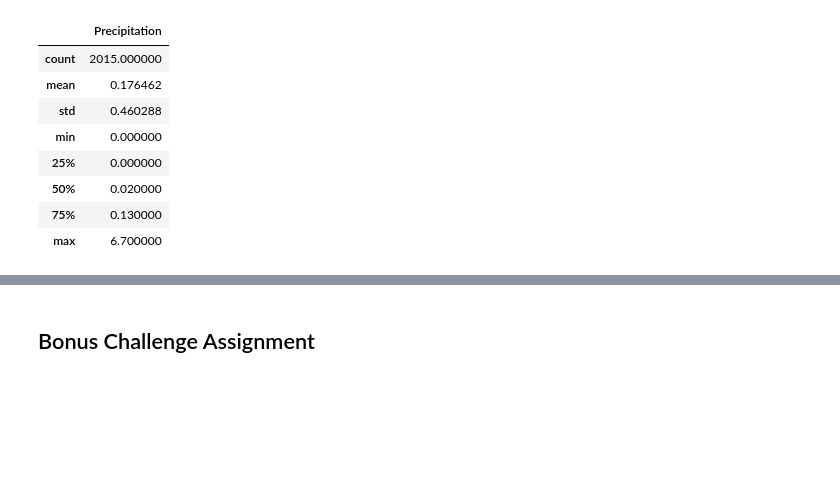
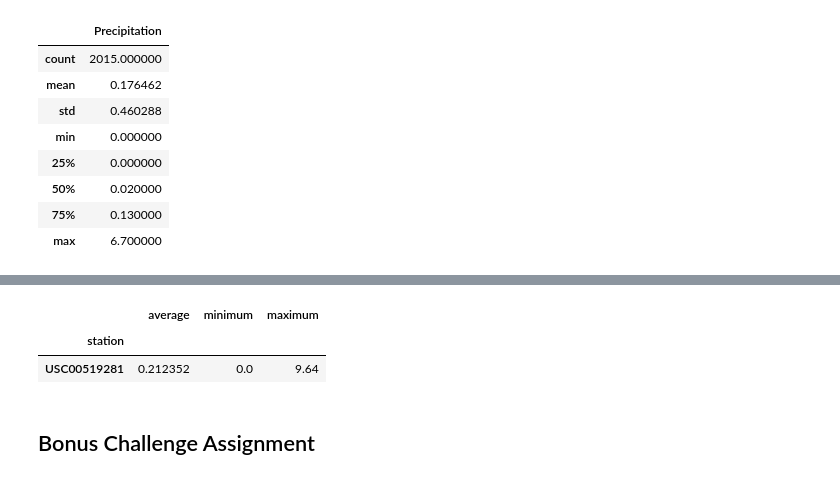
Before and after one commit to andyob715/sqlalchemy-project, a Jupyter notebook: climate_starter.ipynb, the cells around one changed output, grey strips where cells are left out. Saved outputs shown, nothing was run; the diff lists cells and outputs as text; code cells hidden in the pictures; blank space fills up the shorter version.

Commit message:
Additional analysis completed through max station

```diff
--- a/climate_starter.ipynb
+++ b/climate_starter.ipynb
@@ -116,0 +119,19 @@ summary_df.rename(columns={"prcp":"Precipitation"})
+# %%
+# What are the most active stations? (i.e. what stations have the most rows)?
+# List the stations and the counts in descending order.
+#had to import these bad boys to get the function and descending order to work
+from sqlalchemy import func
+from sqlalchemy import desc
+
+#query pulls in station in the Measurement table, counts the rows and orders them in descending order
+station_activity = session.query(Measurement.station, func.count(Measurement.station)).group_by(Measurement.station).order_by(desc(func.count(Measurement.station))).all()
+
+activity_df = pd.DataFrame(station_activity, columns = ["Station","Activity Count"])
+print(activity_df)
+
+#query result for next session
+station_activity_max = session.query(Measurement.station, func.count(Measurement.station)).group_by(Measurement.station).order_by(desc(func.count(Measurement.station))).first()
+
+max_station = station_activity_max[0]
+print("-----")
+print(f'Most Active Station: {max_station}')
@@ -117,6 +151,21 @@ summary_df.rename(columns={"prcp":"Precipitation"})
 # %%
 # Using the station id from the previous query, calculate the lowest temperature recorded,
 # highest temperature recorded, and average temperature of the most active station?
+sel = [Measurement.station,
+       func.avg(Measurement.prcp),
+       func.min(Measurement.prcp),
+       func.max(Measurement.prcp)
+      ]
+max_station_data = session.query(*sel).\
+    filter(Measurement.station == max_station).all()
+max_station_data
+
+max_station_data_df = pd.DataFrame(max_station_data, columns=['station', 'average', 'minimum', 'maximum'])
+max_station_data_df.set_index('station')
+# %% [output]
+|  | average | minimum | maximum |
+| station |  |  |  |
+| USC00519281 | 0.212352 | 0.0 | 9.64 |
 # %%
 # Choose the station with the highest number of temperature observations.
 # Query the last 12 months of temperature observation data for this station and plot the results as a histogram
```
Also changed, not shown: parts of 6 cells of this notebook, 1 other file.
